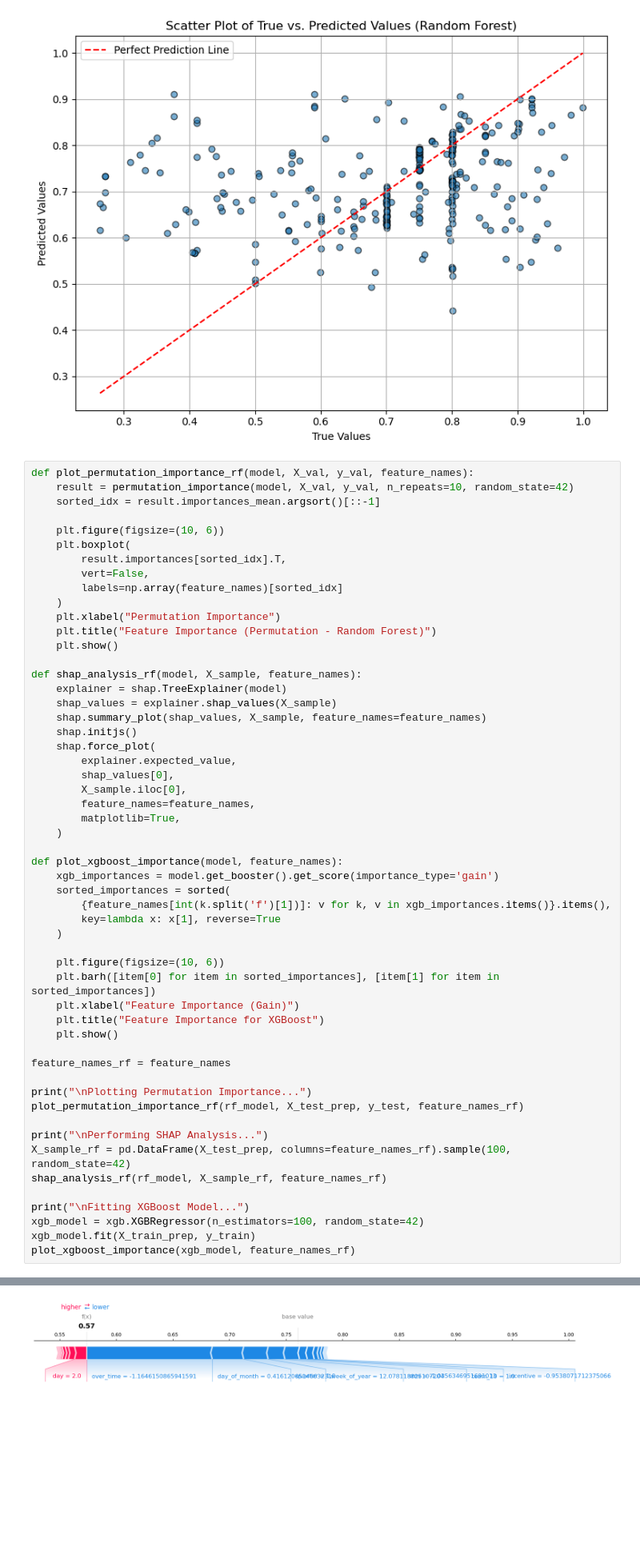
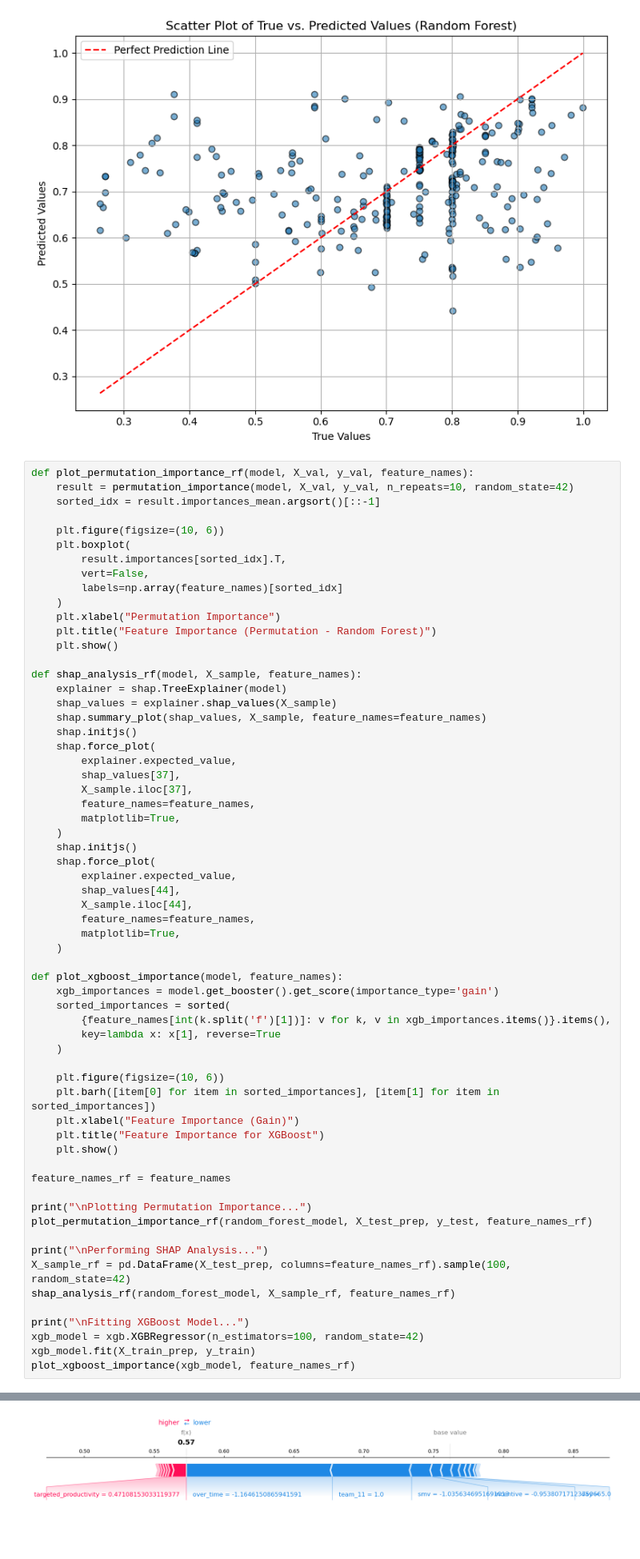
Before and after one commit to ErningXu/Final_Report, a Jupyter notebook: src/Preprocessing&Training.ipynb, the cells around one changed output, grey strips where cells are left out. Shown at 80% size. Drawn from its saved outputs; the diff is of its cells as text; blank space fills up the shorter version.

```diff
--- a/src/Preprocessing&Training.ipynb
+++ b/src/Preprocessing&Training.ipynb
@@ -375,8 +412,16 @@ def shap_analysis_rf(model, X_sample, feature_names):
     shap.initjs()
     shap.force_plot(
         explainer.expected_value,
-        shap_values[0],
-        X_sample.iloc[0],
+        shap_values[37],
+        X_sample.iloc[37],
+        feature_names=feature_names,
+        matplotlib=True,
+    )
+    shap.initjs()
+    shap.force_plot(
+        explainer.expected_value,
+        shap_values[44],
+        X_sample.iloc[44],
         feature_names=feature_names,
         matplotlib=True,
     )
@@ -397,11 +442,11 @@ def plot_xgboost_importance(model, feature_names):
 feature_names_rf = feature_names
 
 print("\nPlotting Permutation Importance...")
-plot_permutation_importance_rf(rf_model, X_test_prep, y_test, feature_names_rf)
+plot_permutation_importance_rf(random_forest_model, X_test_prep, y_test, feature_names_rf)
 
 print("\nPerforming SHAP Analysis...")
 X_sample_rf = pd.DataFrame(X_test_prep, columns=feature_names_rf).sample(100, random_state=42)
-shap_analysis_rf(rf_model, X_sample_rf, feature_names_rf)
+shap_analysis_rf(random_forest_model, X_sample_rf, feature_names_rf)
 
 print("\nFitting XGBoost Model...")
 xgb_model = xgb.XGBRegressor(n_estimators=100, random_state=42)
@@ -415,2 +460,2 @@ Performing SHAP Analysis...
 [interactive output not drawn]
-[figure, old version]
+[figure, new version]
```
Also changed, not shown: parts of 5 cells of this notebook, 21 other files.
